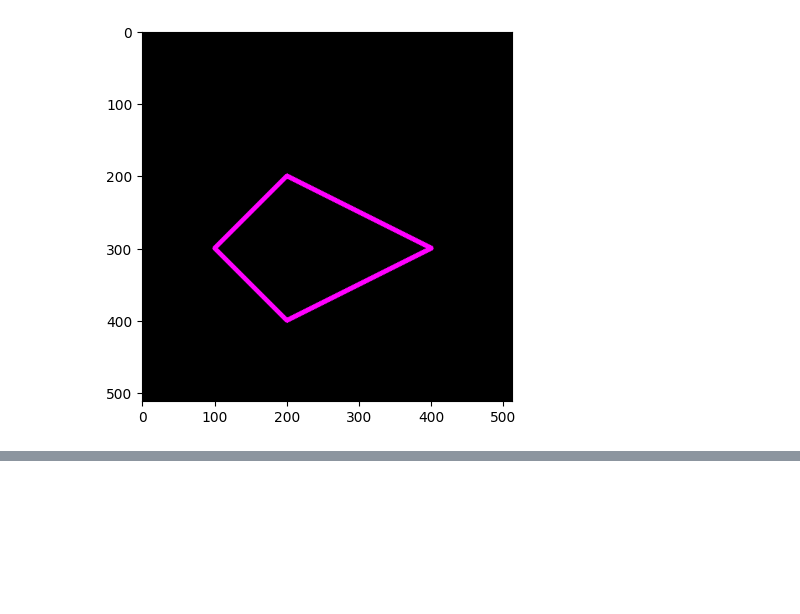
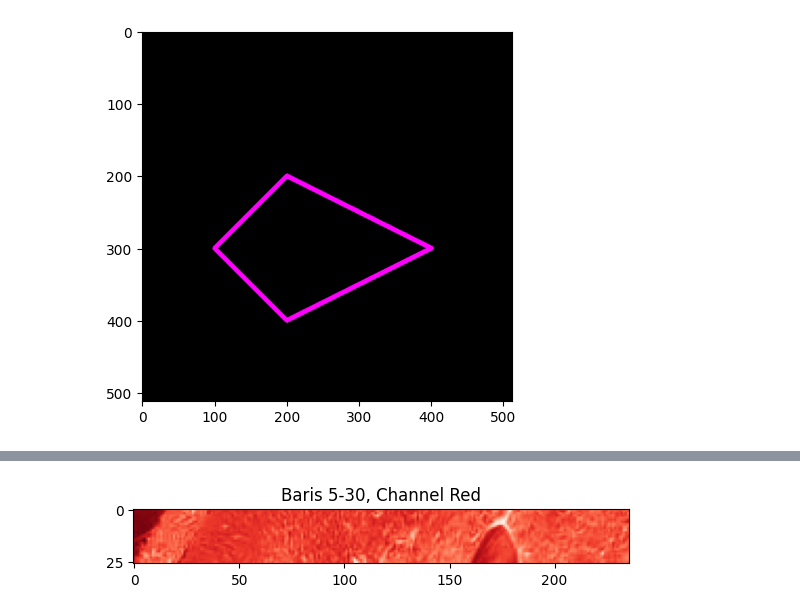
Before and after one commit to sayevvv/PCVK_2025, a Jupyter notebook: Modul2.ipynb, the cells around one changed output, grey strips where cells are left out. Saved outputs shown, nothing was run; the diff lists cells and outputs as text; code cells hidden in the pictures; blank space fills up the shorter version.

```diff
--- a/Modul2.ipynb
+++ b/Modul2.ipynb
@@ -151,0 +243,8 @@ plt.imshow(black_img2)
+# %%
+#Tampilkan baris 5-30, semua kolom, channel Red saja
+red_strip = R[5:31, :]  # hanya channel R
+plt.imshow(red_strip, cmap='Reds')
+plt.title("Baris 5-30, Channel Red")
+plt.show()
+# %% [output]
+[figure, added]
```
Also changed, not shown: parts of 13 cells of this notebook.
